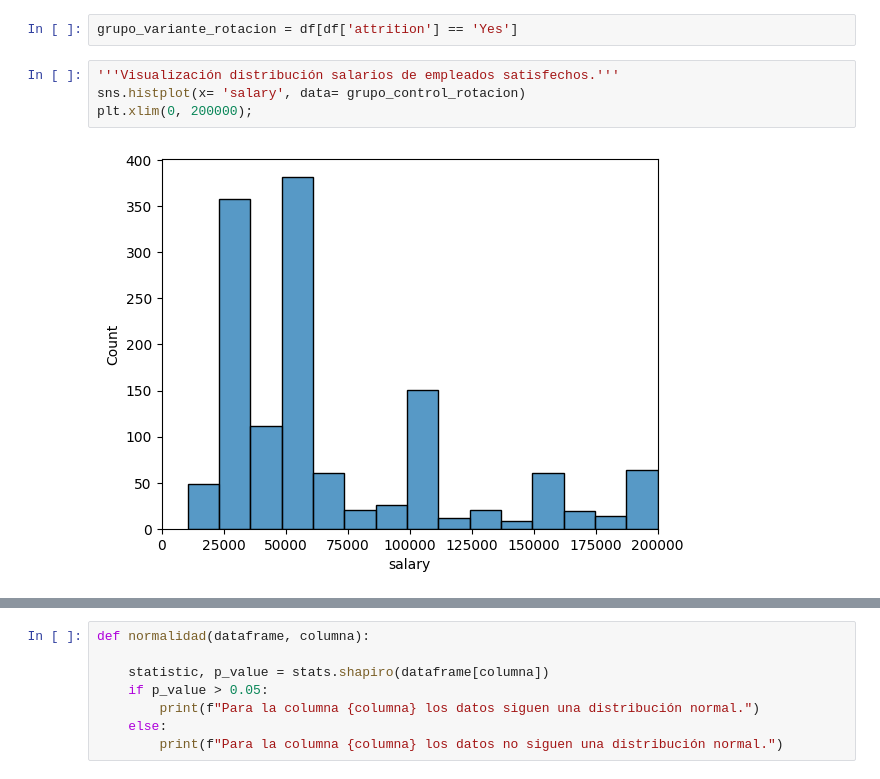
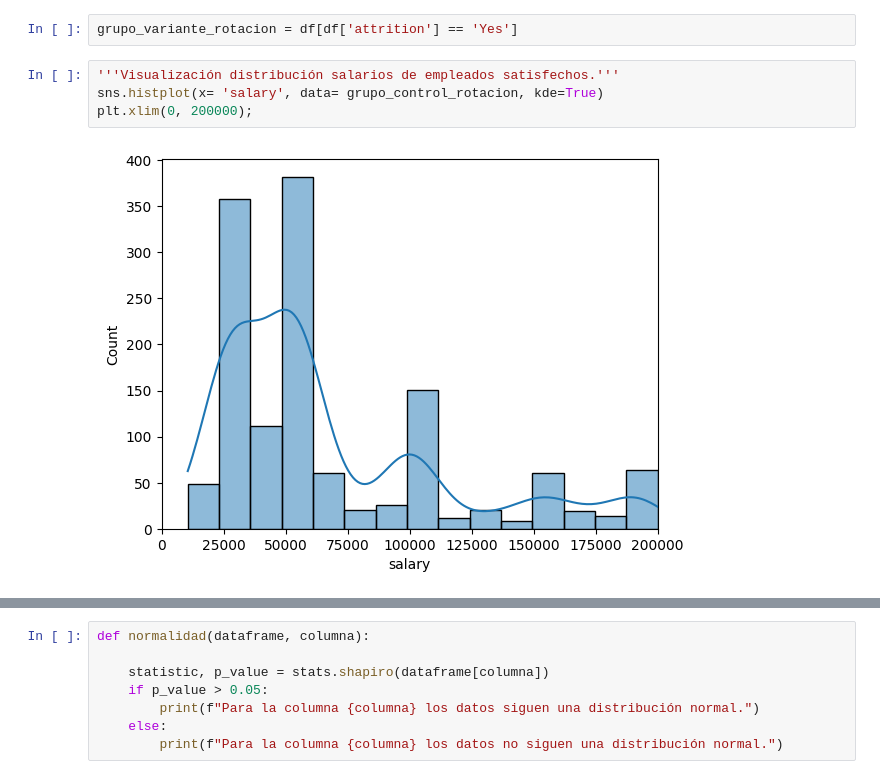
Before and after one commit to FiSaRaff/project-da-promo-k-modulo-3-team-2, a Jupyter notebook: notebooks/ab_testing.ipynb, the cells around one changed output, grey strips where cells are left out. Cells and saved outputs as stored; diff of their text form.

```diff
--- a/notebooks/ab_testing.ipynb
+++ b/notebooks/ab_testing.ipynb
@@ -83,7 +82,7 @@ grupo_control_rotacion = df[df['attrition'] == 'No']
 grupo_variante_rotacion = df[df['attrition'] == 'Yes']
 # %%
 '''Visualización distribución salarios de empleados satisfechos.'''
-sns.histplot(x= 'salary', data= grupo_control_rotacion)
+sns.histplot(x= 'salary', data= grupo_control_rotacion, kde=True)
 plt.xlim(0, 200000);
 # %% [output]
-[figure, old version]
+[figure, new version]
```
Also changed, not shown: parts of 9 cells of this notebook.
